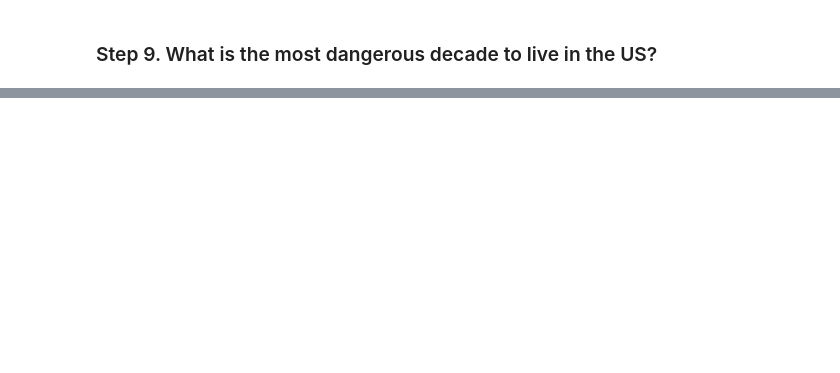
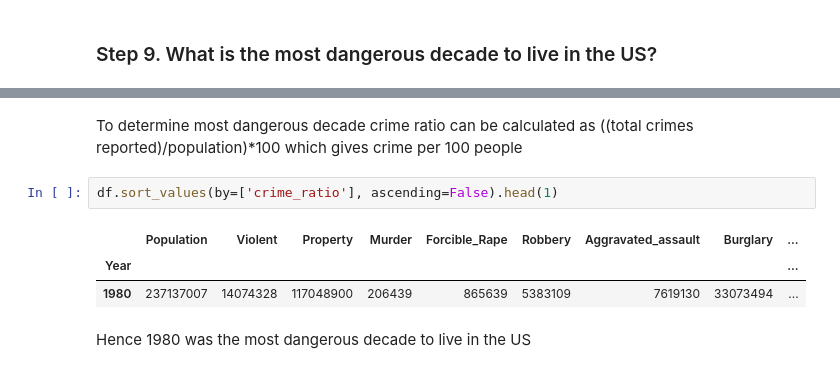
Before and after one commit to Vnykm/GN22CDBDS001_2113702, a Jupyter notebook: OPS_US_Crime_rates.ipynb, the cells around one changed output, grey strips where cells are left out. Cells and saved outputs as stored; diff of their text form; blank space fills up the shorter version.

```diff
--- a/OPS_US_Crime_rates.ipynb
+++ b/OPS_US_Crime_rates.ipynb
@@ -122,0 +151,10 @@ crime.groupby((crime.index.year//10)*10).sum().head(10)
+# %% [markdown]
+To determine most dangerous decade crime ratio can be calculated as ((total crimes reported)/population)*100 which gives crime per 100 people
+# %%
+df.sort_values(by=['crime_ratio'], ascending=False).head(1)
+# %% [output]
+|  | Population | Violent | Property | Murder | Forcible_Rape | Robbery | Aggravated_assault | Burglary | ... |
+| Year |  |  |  |  |  |  |  |  | ... |
+| 1980 | 237137007 | 14074328 | 117048900 | 206439 | 865639 | 5383109 | 7619130 | 33073494 | ... |
+# %% [markdown]
+Hence 1980 was the most dangerous decade to live in the US
```
Also changed, not shown: parts of 4 cells of this notebook.
